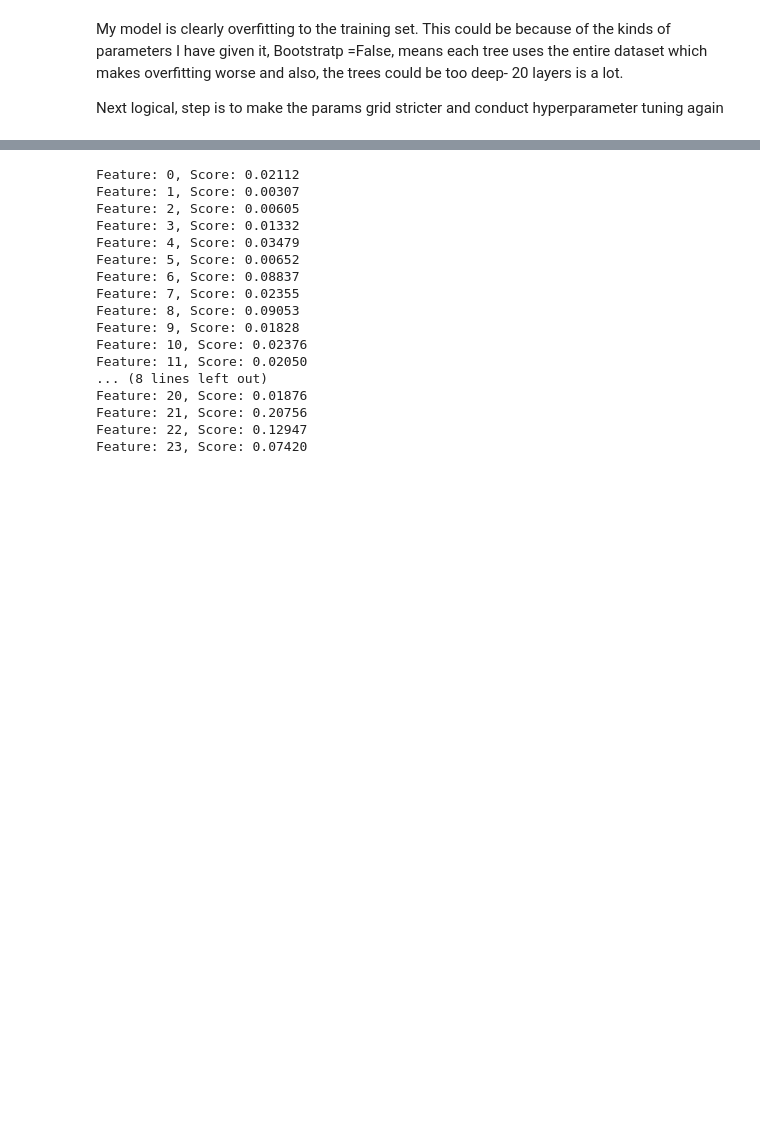
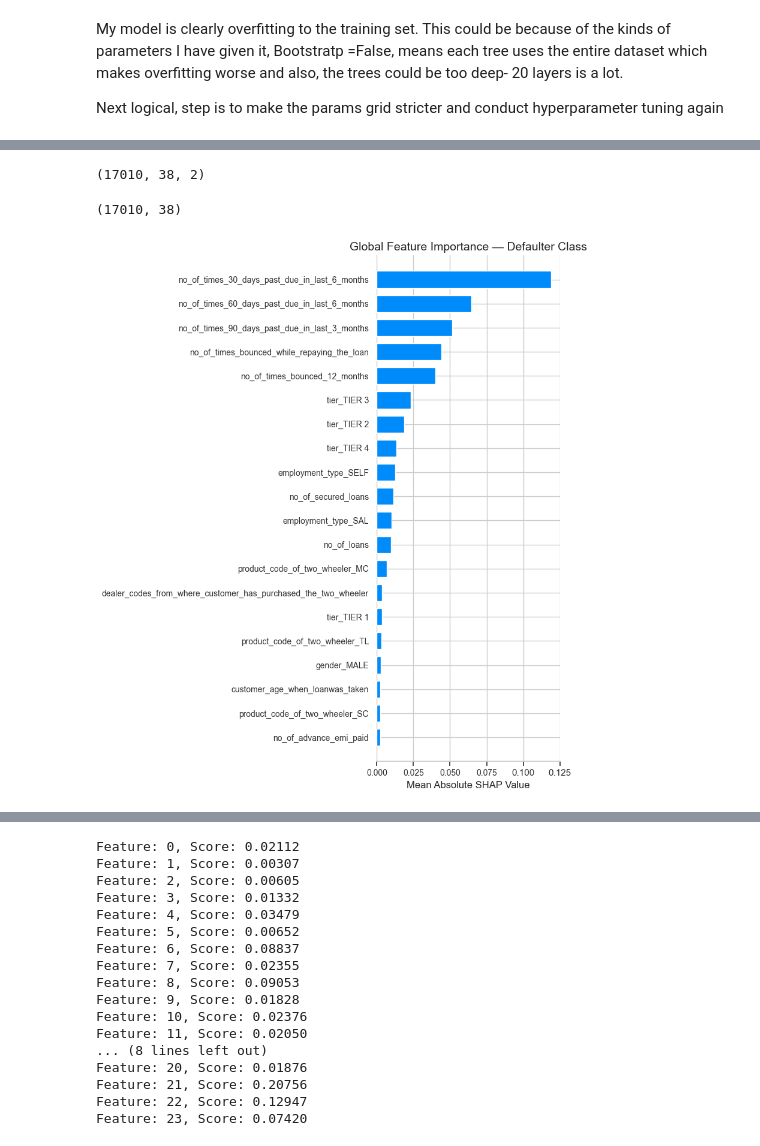
Before and after one commit to WamzMwangi/Machine_Learning_Foundations, a Jupyter notebook: Classification/Credit_Risk_Modelling.ipynb, the cells around one changed output, grey strips where cells are left out. Cells and saved outputs as stored; diff of their text form; code cells hidden in the pictures; blank space fills up the shorter version.

Commit message:
applying SHAP

```diff
--- a/Classification/Credit_Risk_Modelling.ipynb
+++ b/Classification/Credit_Risk_Modelling.ipynb
@@ -686,5 +696,7 @@ print(grid_search.best_params_)
 # %%
 model = grid_search.best_estimator_
 
+model.fit(X_train_scaled, y_res.values.ravel())
 y_pred = model.predict(X_test_scaled)
 print(fbeta_score(y_test, y_pred, beta=2))
+print(classification_report(y_test, y_pred, target_names=["Defaulters", "Non-defaulters"]))
@@ -713,4 +740,5 @@ Random Forest ROC-AUC score = 0.81)
 # %%
-# load the model
+#load the saved model
 import pickle
-final_model= pickle.load(open('random_classifier.sav', 'rb'))
+with open("credit_risk_model.pkl", "rb") as f:
+    model = pickle.load(f)
@@ -756,0 +754,5 @@ ErrorAnalysisDashboard(
+# %%
+#construct the explainer and calculate SHAP values for the test set
+shap.initjs()
+explainer = shap.TreeExplainer(model)
+shap_values = explainer.shap_values(X_test_df)
@@ -756,0 +761,29 @@ ErrorAnalysisDashboard(
+# %%
+shap_values.shape
+# %% [output]
+(17010, 38, 2)
+# %%
+# stack all customers into one matrix then take the defaulter class
+shap_values_defaulter = np.stack(shap_values)[:, :, 1]
+
+print(shap_values_defaulter.shape)
+# %% [output]
+(17010, 38)
+# %%
+plt.figure(figsize=(12, 10))
+shap.summary_plot(
+    shap_values_defaulter,
+    X_test,
+    feature_names=feature_names,
+    plot_type='bar',
+    show=False  # prevents shap from auto-rendering so we can customize
+)
+
+plt.xlabel('Mean Absolute SHAP Value', fontsize=12)
+plt.title('Global Feature Importance — Defaulter Class', fontsize=14)
+plt.xticks(fontsize=10)
+plt.yticks(fontsize=10)
+plt.tight_layout()
+plt.show()
+# %% [output]
+[figure, added]
```
Also changed, not shown: parts of 27 cells of this notebook, 4 other files.
